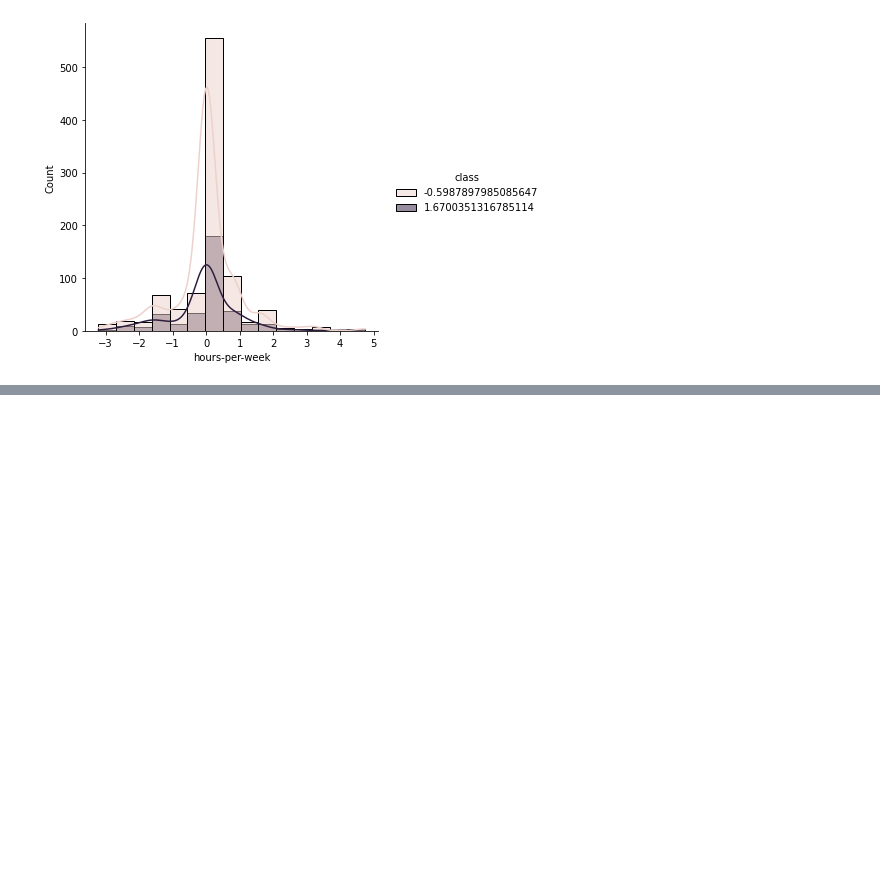
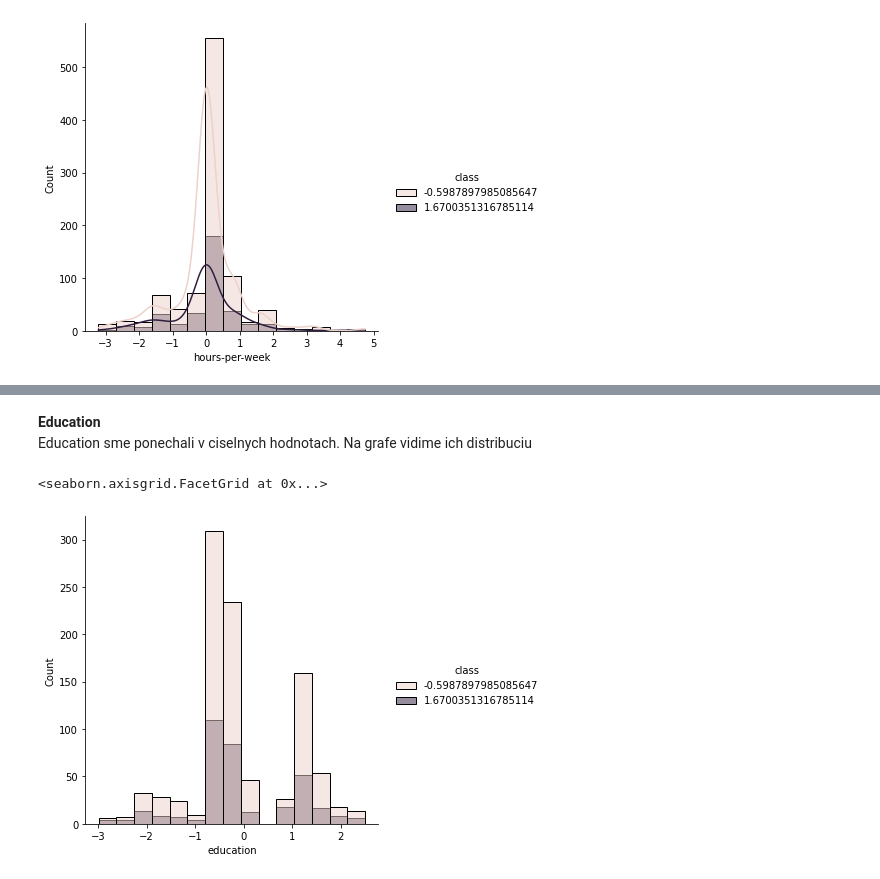
Before and after one commit to Marian-N/IAU, a Jupyter notebook: Predspracovanie.ipynb, the cells around one changed output, grey strips where cells are left out. Cells and saved outputs as stored; diff of their text form; code cells hidden in the pictures; blank space fills up the shorter version.

```diff
--- a/Predspracovanie.ipynb
+++ b/Predspracovanie.ipynb
@@ -604,0 +610,8 @@ Povodny je blizsie k normalnemu rozdeleniu.
+# %% [markdown]
+**Education**
+Education sme ponechali v ciselnych hodnotach. Na grafe vidime ich distribuciu
+# %%
+sns.displot(df, x='education', hue='class', bins=15)
+# %% [output]
+<seaborn.axisgrid.FacetGrid at 0x...>
+[figure, added]
```
Also changed, not shown: parts of 27 cells of this notebook, 1 other file.
